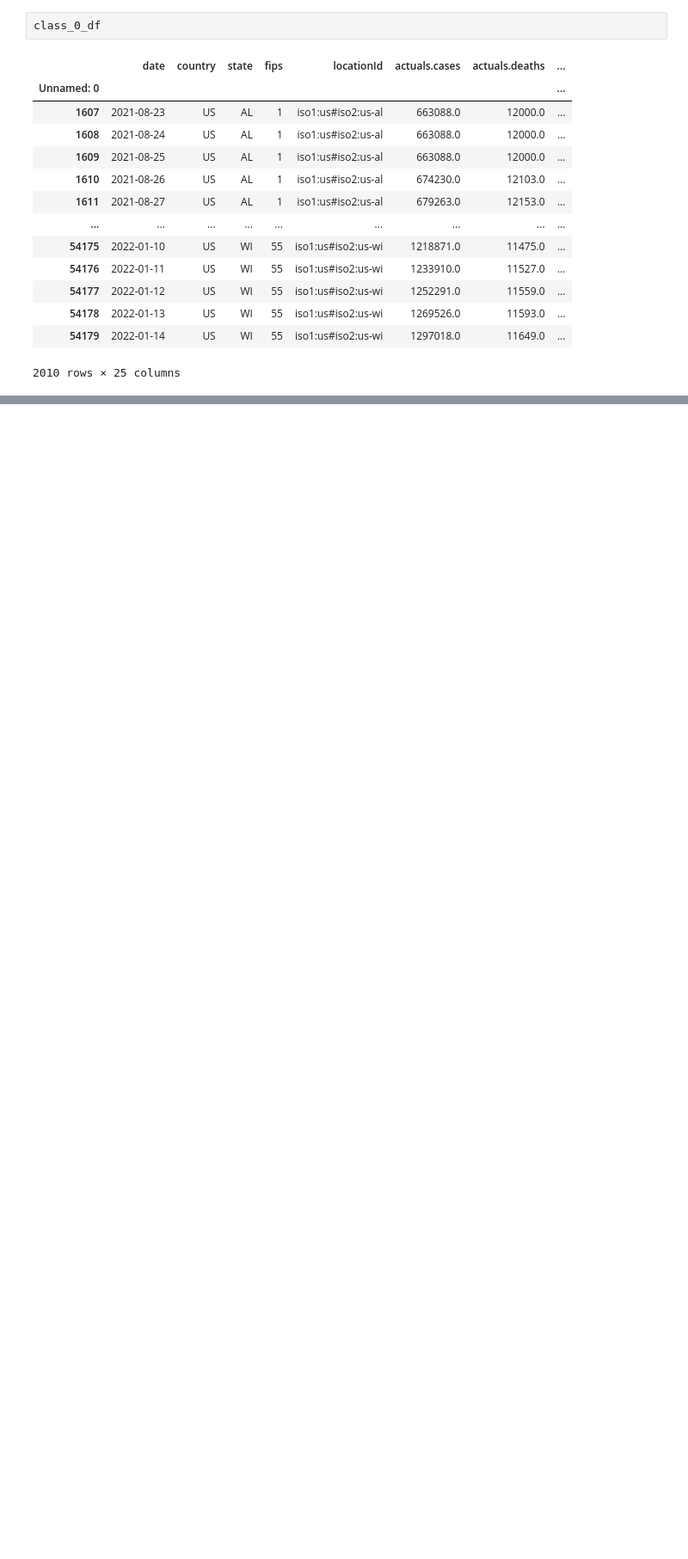
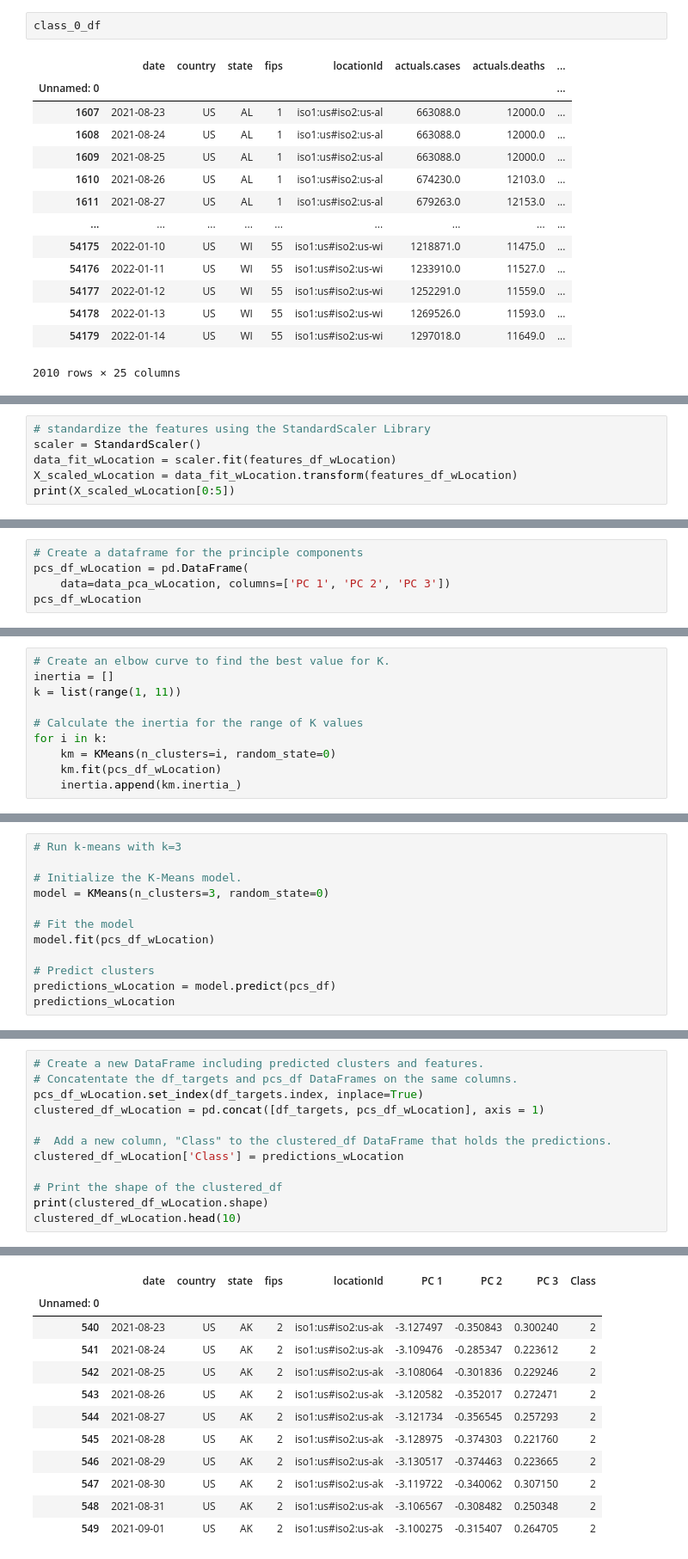
Before and after one commit to cmason1996/Clustering_COVID-19_data_in_the_United_States, a Jupyter notebook: final.ipynb, the cells around one changed output, grey strips where cells are left out. Shown at 86% size. Cells and saved outputs as stored; diff of their text form; blank space fills up the shorter version.

```diff
--- a/final.ipynb
+++ b/final.ipynb
@@ -290,0 +325,6 @@ class_0_df
+# %%
+# standardize the features using the StandardScaler Library
+scaler = StandardScaler()
+data_fit_wLocation = scaler.fit(features_df_wLocation)
+X_scaled_wLocation = data_fit_wLocation.transform(features_df_wLocation)
+print(X_scaled_wLocation[0:5])
@@ -290,0 +367,5 @@ class_0_df
+# %%
+# Create a dataframe for the principle components
+pcs_df_wLocation = pd.DataFrame(
+    data=data_pca_wLocation, columns=['PC 1', 'PC 2', 'PC 3'])
+pcs_df_wLocation
@@ -290,0 +386,10 @@ class_0_df
+# %%
+# Create an elbow curve to find the best value for K.
+inertia = []
+k = list(range(1, 11))
+
+# Calculate the inertia for the range of K values
+for i in k:
+    km = KMeans(n_clusters=i, random_state=0)
+    km.fit(pcs_df_wLocation)
+    inertia.append(km.inertia_)
@@ -290,0 +403,12 @@ class_0_df
+# %%
+# Run k-means with k=3
+
+# Initialize the K-Means model.
+model = KMeans(n_clusters=3, random_state=0)
+
+# Fit the model
+model.fit(pcs_df_wLocation)
+
+# Predict clusters
+predictions_wLocation = model.predict(pcs_df)
+predictions_wLocation
@@ -290,0 +417,13 @@ class_0_df
+# %%
+# Create a new DataFrame including predicted clusters and features.
+# Concatentate the df_targets and pcs_df DataFrames on the same columns.
+pcs_df_wLocation.set_index(df_targets.index, inplace=True)
+clustered_df_wLocation = pd.concat([df_targets, pcs_df_wLocation], axis = 1)
+
+#  Add a new column, "Class" to the clustered_df DataFrame that holds the predictions.
+clustered_df_wLocation['Class'] = predictions_wLocation
+
+# Print the shape of the clustered_df
+print(clustered_df_wLocation.shape)
+clustered_df_wLocation.head(10)
+# %% [output]
@@ -290,0 +431,12 @@ class_0_df
+|  | date | country | state | fips | locationId | PC 1 | PC 2 | PC 3 | Class |
+| Unnamed: 0 |  |  |  |  |  |  |  |  |  |
+| 540 | 2021-08-23 | US | AK | 2 | iso1:us#iso2:us-ak | -3.127497 | -0.350843 | 0.300240 | 2 |
+| 541 | 2021-08-24 | US | AK | 2 | iso1:us#iso2:us-ak | -3.109476 | -0.285347 | 0.223612 | 2 |
+| 542 | 2021-08-25 | US | AK | 2 | iso1:us#iso2:us-ak | -3.108064 | -0.301836 | 0.229246 | 2 |
+| 543 | 2021-08-26 | US | AK | 2 | iso1:us#iso2:us-ak | -3.120582 | -0.352017 | 0.272471 | 2 |
+| 544 | 2021-08-27 | US | AK | 2 | iso1:us#iso2:us-ak | -3.121734 | -0.356545 | 0.257293 | 2 |
+| 545 | 2021-08-28 | US | AK | 2 | iso1:us#iso2:us-ak | -3.128975 | -0.374303 | 0.221760 | 2 |
+| 546 | 2021-08-29 | US | AK | 2 | iso1:us#iso2:us-ak | -3.130517 | -0.374463 | 0.223665 | 2 |
+| 547 | 2021-08-30 | US | AK | 2 | iso1:us#iso2:us-ak | -3.119722 | -0.340062 | 0.307150 | 2 |
+| 548 | 2021-08-31 | US | AK | 2 | iso1:us#iso2:us-ak | -3.106567 | -0.308482 | 0.250348 | 2 |
+| 549 | 2021-09-01 | US | AK | 2 | iso1:us#iso2:us-ak | -3.100275 | -0.315407 | 0.264705 | 2 |
```
Also changed, not shown: parts of 16 cells of this notebook, 4 other files.
